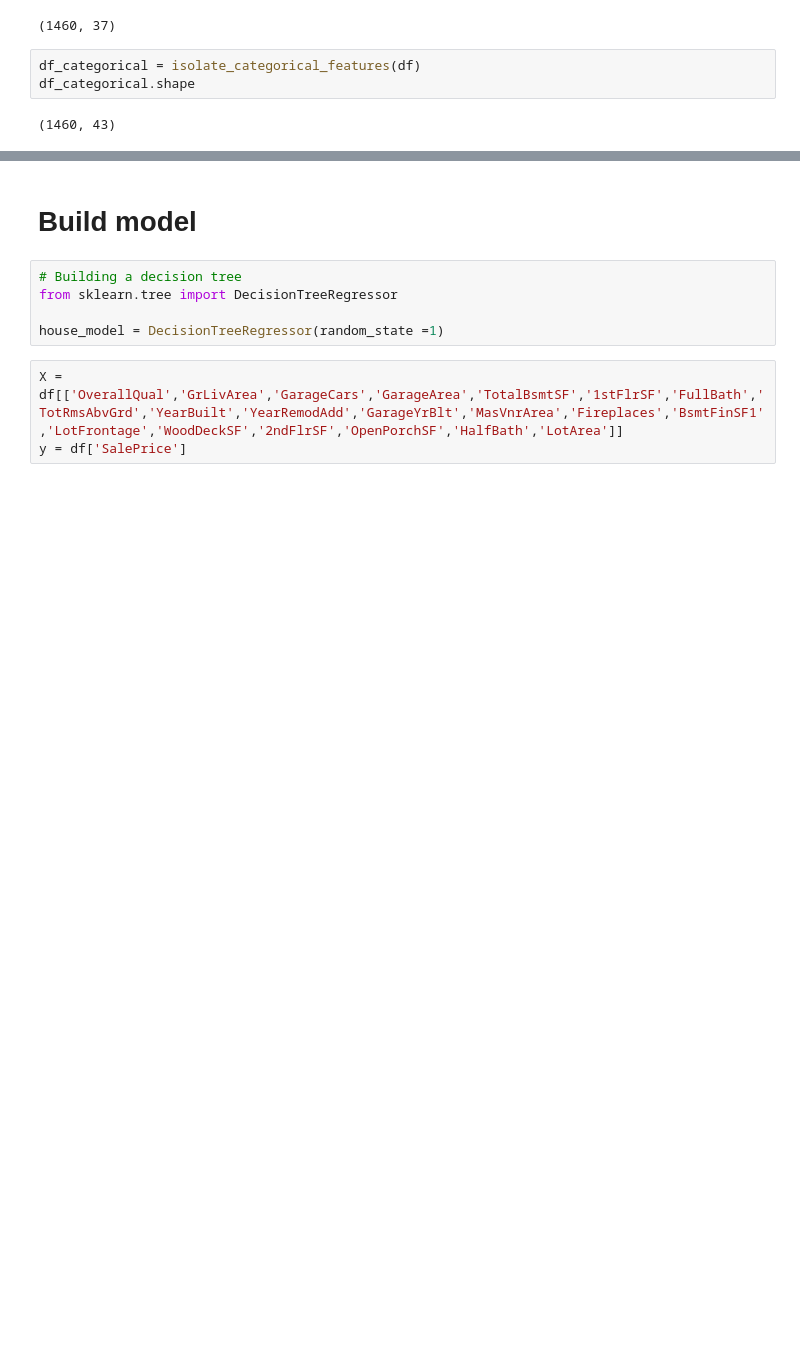
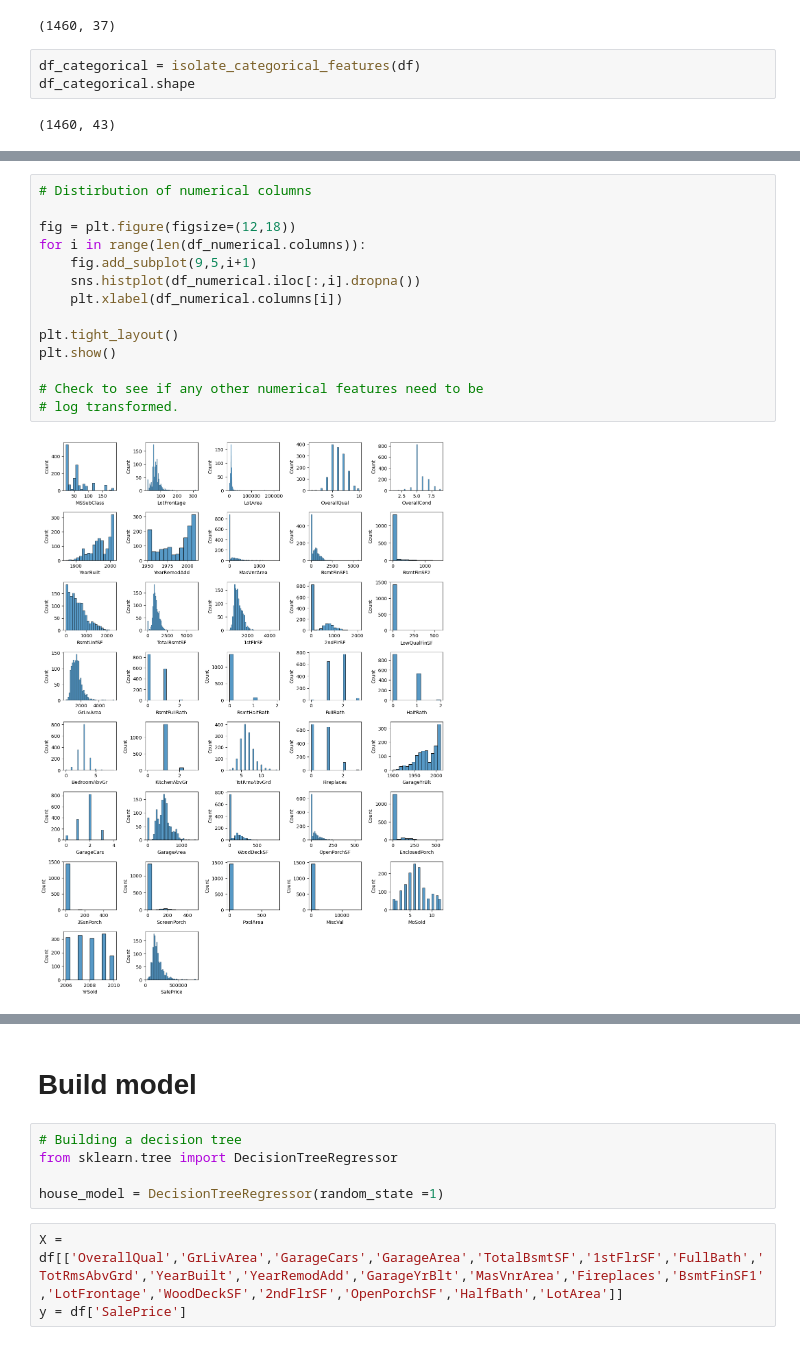
Before and after one commit to remytr/House-Price-Prediction, a Jupyter notebook: house-price-predictions.ipynb, the cells around one changed output, grey strips where cells are left out. Saved outputs shown, nothing was run; the diff lists cells and outputs as text; blank space fills up the shorter version.

```diff
--- a/house-price-predictions.ipynb
+++ b/house-price-predictions.ipynb
@@ -116,0 +119,16 @@ Name: SalePrice, dtype: float64
+# %%
+# Distirbution of numerical columns
+
+fig = plt.figure(figsize=(12,18))
+for i in range(len(df_numerical.columns)):
+    fig.add_subplot(9,5,i+1)
+    sns.histplot(df_numerical.iloc[:,i].dropna())
+    plt.xlabel(df_numerical.columns[i])
+
+plt.tight_layout()
+plt.show()
+
+# Check to see if any other numerical features need to be
+# log transformed.
+# %% [output]
+[figure, added]
```
Also changed, not shown: parts of 17 cells of this notebook.
